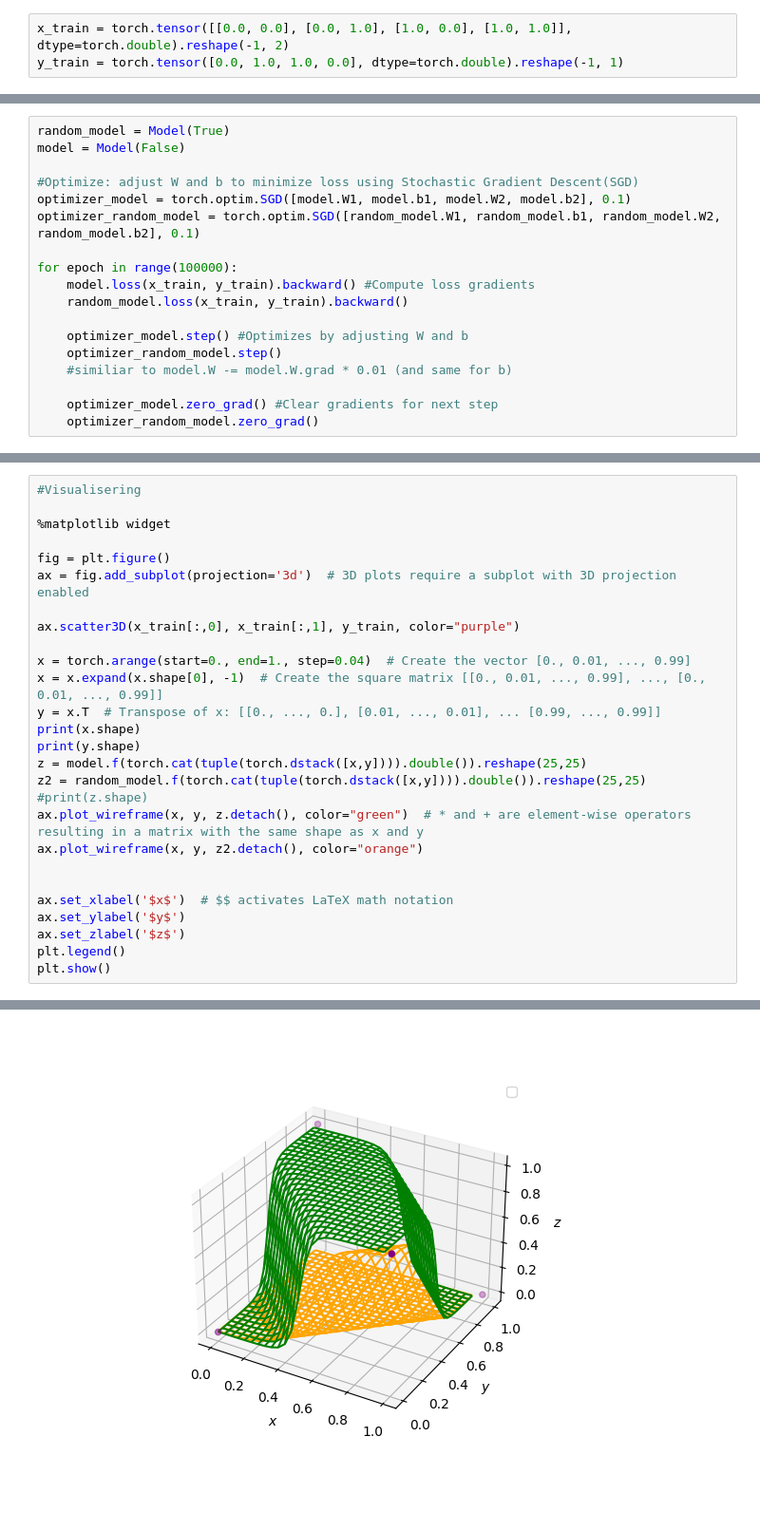
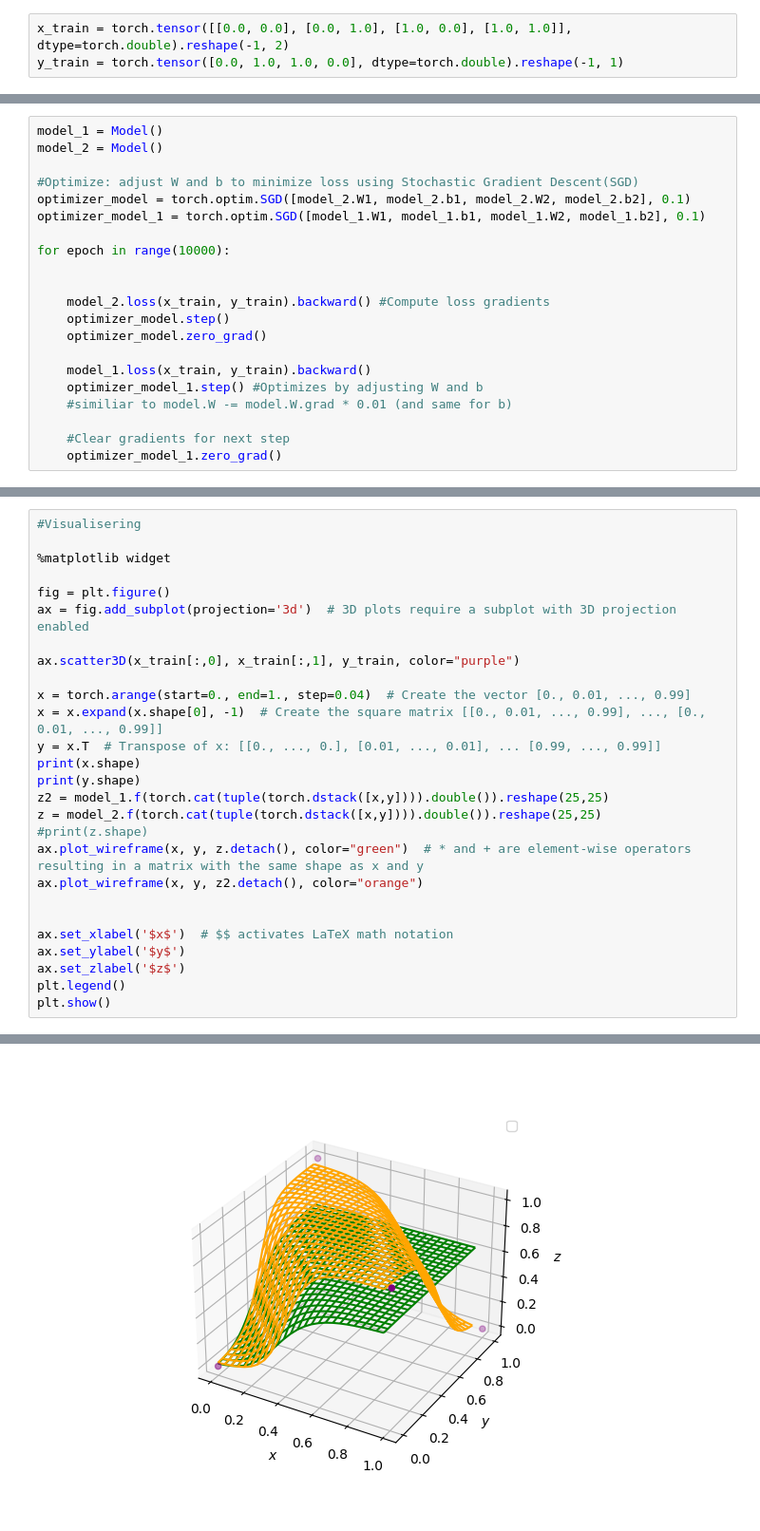
Before and after one commit to sondremalerud/IDATT2502, a Jupyter notebook: 02/c_xor_operator.ipynb, the cells around one changed output, grey strips where cells are left out. Shown at 95% size. Saved outputs shown, nothing was run; the diff lists cells and outputs as text.

```diff
--- a/02/c_xor_operator.ipynb
+++ b/02/c_xor_operator.ipynb
@@ -49,22 +44,25 @@ class Model:
     def accuracy(self, x, y):
         return torch.mean(torch.eq(self.f(x).argmax(1), y.argmax(1)).float())
 # %%
-random_model = Model(True)
-model = Model(False)
+model_1 = Model()
+model_2 = Model()
 
 #Optimize: adjust W and b to minimize loss using Stochastic Gradient Descent(SGD)
-optimizer_model = torch.optim.SGD([model.W1, model.b1, model.W2, model.b2], 0.1)
-optimizer_random_model = torch.optim.SGD([random_model.W1, random_model.b1, random_model.W2, random_model.b2], 0.1)
+optimizer_model = torch.optim.SGD([model_2.W1, model_2.b1, model_2.W2, model_2.b2], 0.1)
+optimizer_model_1 = torch.optim.SGD([model_1.W1, model_1.b1, model_1.W2, model_1.b2], 0.1)
 
-for epoch in range(100000):
-    model.loss(x_train, y_train).backward() #Compute loss gradients
-    random_model.loss(x_train, y_train).backward()
+for epoch in range(10000):
 
-    optimizer_model.step() #Optimizes by adjusting W and b
-    optimizer_random_model.step()
+
+    model_2.loss(x_train, y_train).backward() #Compute loss gradients
+    optimizer_model.step()
+    optimizer_model.zero_grad()
+
+    model_1.loss(x_train, y_train).backward()
+    optimizer_model_1.step() #Optimizes by adjusting W and b
     #similiar to model.W -= model.W.grad * 0.01 (and same for b)
 
-    optimizer_model.zero_grad() #Clear gradients for next step
-    optimizer_random_model.zero_grad()
+    #Clear gradients for next step
+    optimizer_model_1.zero_grad()
 # %%
 # Print model variables and loss
@@ -72,32 +74,32 @@ for epoch in range(100000):
 # %%
 #Visualisering
 
 %matplotlib widget
 
 fig = plt.figure()
 ax = fig.add_subplot(projection='3d')  # 3D plots require a subplot with 3D projection enabled
 
 ax.scatter3D(x_train[:,0], x_train[:,1], y_train, color="purple")
 
 x = torch.arange(start=0., end=1., step=0.04)  # Create the vector [0., 0.01, ..., 0.99]
 x = x.expand(x.shape[0], -1)  # Create the square matrix [[0., 0.01, ..., 0.99], ..., [0., 0.01, ..., 0.99]]
 y = x.T  # Transpose of x: [[0., ..., 0.], [0.01, ..., 0.01], ... [0.99, ..., 0.99]]
 print(x.shape)
 print(y.shape)
-z = model.f(torch.cat(tuple(torch.dstack([x,y]))).double()).reshape(25,25)
-z2 = random_model.f(torch.cat(tuple(torch.dstack([x,y]))).double()).reshape(25,25)
+z2 = model_1.f(torch.cat(tuple(torch.dstack([x,y]))).double()).reshape(25,25)
+z = model_2.f(torch.cat(tuple(torch.dstack([x,y]))).double()).reshape(25,25)
 #print(z.shape)
 ax.plot_wireframe(x, y, z.detach(), color="green")  # * and + are element-wise operators resulting in a matrix with the same shape as x and y
 ax.plot_wireframe(x, y, z2.detach(), color="orange")
 
 
 ax.set_xlabel('$x$')  # $$ activates LaTeX math notation
 ax.set_ylabel('$y$')
 ax.set_zlabel('$z$')
 plt.legend()
 plt.show()
 # %% [output]
 No handles with labels found to put in legend.
 torch.Size([25, 25])
 torch.Size([25, 25])
-[figure, old version]
+[figure, new version]
```
Also changed, not shown: parts of 2 cells of this notebook.
